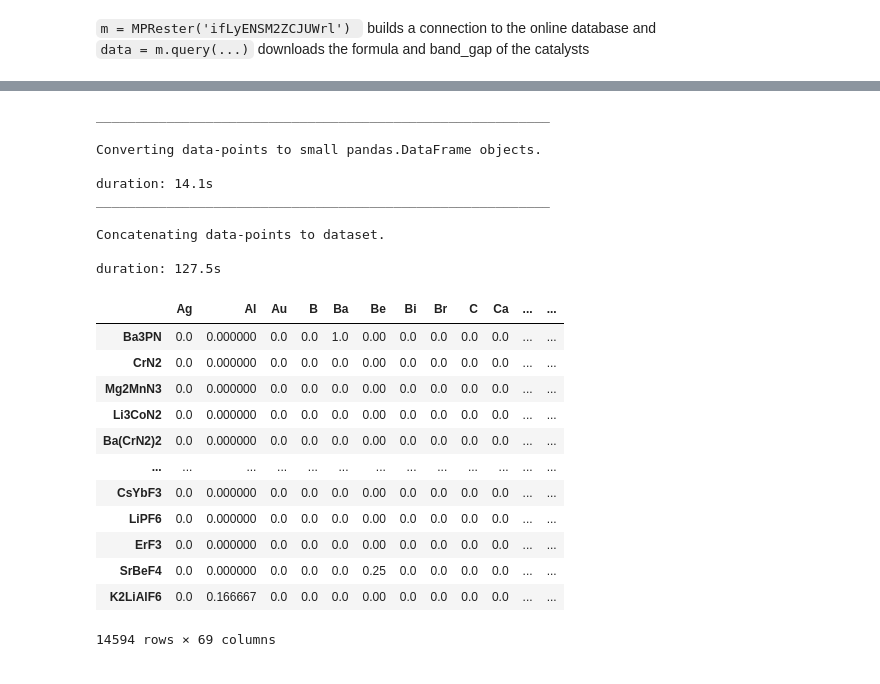
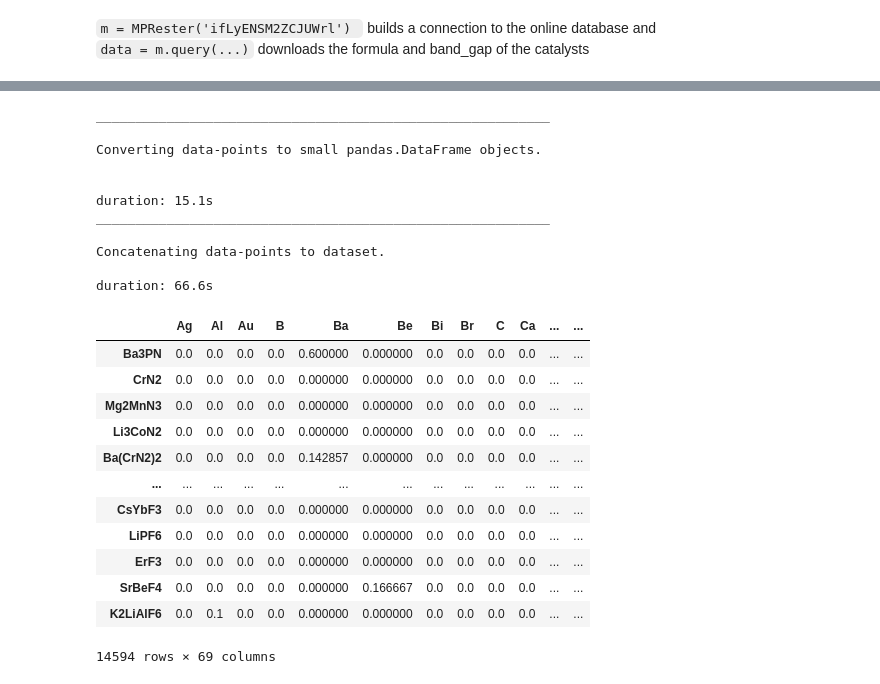
Before and after one commit to LukasBeckers/Creating_new_catalists_via_wGAN, a Jupyter notebook: mp_data_checkpoint_lb.ipynb, the cells around one changed output, grey strips where cells are left out. Cells and saved outputs as stored; diff of their text form; code cells hidden in the pictures.

```diff
--- a/mp_data_checkpoint_lb.ipynb
+++ b/mp_data_checkpoint_lb.ipynb
@@ -23,22 +23,31 @@ data = m.query(criteria={"elements": {"$nin": exclude}, "nelements": {"$lt": 9},
 `m = MPRester('ifLyENSM2ZCJUWrl') ` builds a connection to the online database and
 <br>`data = m.query(...)` downloads the formula and band_gap of the catalysts
 # %%
+def handle_parentheses(formula):
+    paranthesis_content = formula[formula.find("(")+1:formula.find(")")]
+    while paranthesis_content != formula[:-1]:
+        faktor = int(formula[formula.find(')') + 1])
+        elements_and_numbers = re.findall('[A-Z][^A-Z]*', paranthesis_content)
+        columns = [re.sub(r'[0-9]+', '', element) for element in elements_and_numbers]
+        stoechiometric_faktors = [1  if not any(char.isdigit() for char in element) else int(re.findall(r'\d+', element)[0]) for element in elements_and_numbers]
+        new_string = ''.join(['' + element + str(stoechiometric_faktors[i] * faktor) for i, element in enumerate(columns)])
+        formula = formula.replace('({}){}'.format(paranthesis_content, faktor), new_string)
+        paranthesis_content = formula[formula.find("(")+1:formula.find(")")]
+    return formula
+
+
 def composition_from_formula(formula):
     name = formula["pretty_formula"]
     band_gap = formula["band_gap"]
+    index = name
+    if '(' in name:
+        name = handle_parentheses(name)
     elements_and_numbers = re.findall('[A-Z][^A-Z]*', name)
-    print(elements_and_numbers)
     columns = [re.sub(r'[0-9]+', '', s) for s in elements_and_numbers]
     columns.append('band_gap')
     stoechiometric_faktors = [1  if not any(char.isdigit() for char in element) else int(re.findall(r'\d+', element)[0]) for element in elements_and_numbers]
-    max_faktor = max(stoechiometric_faktors)
-    content = [faktor / max_faktor for faktor in stoechiometric_faktors]
+    sum_faktor = sum(stoechiometric_faktors)
+    content = [faktor / sum_faktor for faktor in stoechiometric_faktors]
     content.append(band_gap)
-    composition = {'{}'.format(name): content}
+    composition = {'{}'.format(index): content}
     return composition, columns
-
-
-d = data[4]
-print(d)
-f = composition_from_formula(d)
-f
@@ -66,44 +76,46 @@ def create_dataset(data):
     converted_datapoints = [composition_from_formula(datapoint) for datapoint in data]
     print('''__________________________________________________________
 
 Converting data-points to small pandas.DataFrame objects.
     ''')
     datapoints_as_dataframes = [pd.DataFrame.from_dict(data=datapoint[0], columns=datapoint[1], orient='index') for datapoint in converted_datapoints]
     print('duration: {:.1f}s'.format(time.time() - start_time))
     start_time = time.time()
     print('''__________________________________________________________
 
 Concatenating data-points to dataset.
     ''')
     dataset = pd.concat(datapoints_as_dataframes).fillna(0.)
     dataset = dataset[cloumn_order]
+    dataset['band_gap'] = dataset['band_gap'] / dataset['band_gap'].max(axis=0)
     print('duration: {:.1f}s'.format(time.time() - start_time))
     return dataset
 
 
 dataset = create_dataset(data)
 dataset
 # %% [output]
 __________________________________________________________
 
 Converting data-points to small pandas.DataFrame objects.
 
-duration: 14.1s
+
+duration: 15.1s
 __________________________________________________________
 
 Concatenating data-points to dataset.
 
-duration: 127.5s
+duration: 66.6s
 |  | Ag | Al | Au | B | Ba | Be | Bi | Br | C | Ca | ... | ... |
-| Ba3PN | 0.0 | 0.000000 | 0.0 | 0.0 | 1.0 | 0.00 | 0.0 | 0.0 | 0.0 | 0.0 | ... | ... |
-| CrN2 | 0.0 | 0.000000 | 0.0 | 0.0 | 0.0 | 0.00 | 0.0 | 0.0 | 0.0 | 0.0 | ... | ... |
-| Mg2MnN3 | 0.0 | 0.000000 | 0.0 | 0.0 | 0.0 | 0.00 | 0.0 | 0.0 | 0.0 | 0.0 | ... | ... |
-| Li3CoN2 | 0.0 | 0.000000 | 0.0 | 0.0 | 0.0 | 0.00 | 0.0 | 0.0 | 0.0 | 0.0 | ... | ... |
-| Ba(CrN2)2 | 0.0 | 0.000000 | 0.0 | 0.0 | 0.0 | 0.00 | 0.0 | 0.0 | 0.0 | 0.0 | ... | ... |
+| Ba3PN | 0.0 | 0.0 | 0.0 | 0.0 | 0.600000 | 0.000000 | 0.0 | 0.0 | 0.0 | 0.0 | ... | ... |
+| CrN2 | 0.0 | 0.0 | 0.0 | 0.0 | 0.000000 | 0.000000 | 0.0 | 0.0 | 0.0 | 0.0 | ... | ... |
+| Mg2MnN3 | 0.0 | 0.0 | 0.0 | 0.0 | 0.000000 | 0.000000 | 0.0 | 0.0 | 0.0 | 0.0 | ... | ... |
+| Li3CoN2 | 0.0 | 0.0 | 0.0 | 0.0 | 0.000000 | 0.000000 | 0.0 | 0.0 | 0.0 | 0.0 | ... | ... |
+| Ba(CrN2)2 | 0.0 | 0.0 | 0.0 | 0.0 | 0.142857 | 0.000000 | 0.0 | 0.0 | 0.0 | 0.0 | ... | ... |
 | ... | ... | ... | ... | ... | ... | ... | ... | ... | ... | ... | ... | ... |
-| CsYbF3 | 0.0 | 0.000000 | 0.0 | 0.0 | 0.0 | 0.00 | 0.0 | 0.0 | 0.0 | 0.0 | ... | ... |
-| LiPF6 | 0.0 | 0.000000 | 0.0 | 0.0 | 0.0 | 0.00 | 0.0 | 0.0 | 0.0 | 0.0 | ... | ... |
-| ErF3 | 0.0 | 0.000000 | 0.0 | 0.0 | 0.0 | 0.00 | 0.0 | 0.0 | 0.0 | 0.0 | ... | ... |
-| SrBeF4 | 0.0 | 0.000000 | 0.0 | 0.0 | 0.0 | 0.25 | 0.0 | 0.0 | 0.0 | 0.0 | ... | ... |
-| K2LiAlF6 | 0.0 | 0.166667 | 0.0 | 0.0 | 0.0 | 0.00 | 0.0 | 0.0 | 0.0 | 0.0 | ... | ... |
+| CsYbF3 | 0.0 | 0.0 | 0.0 | 0.0 | 0.000000 | 0.000000 | 0.0 | 0.0 | 0.0 | 0.0 | ... | ... |
+| LiPF6 | 0.0 | 0.0 | 0.0 | 0.0 | 0.000000 | 0.000000 | 0.0 | 0.0 | 0.0 | 0.0 | ... | ... |
+| ErF3 | 0.0 | 0.0 | 0.0 | 0.0 | 0.000000 | 0.000000 | 0.0 | 0.0 | 0.0 | 0.0 | ... | ... |
+| SrBeF4 | 0.0 | 0.0 | 0.0 | 0.0 | 0.000000 | 0.166667 | 0.0 | 0.0 | 0.0 | 0.0 | ... | ... |
+| K2LiAlF6 | 0.0 | 0.1 | 0.0 | 0.0 | 0.000000 | 0.000000 | 0.0 | 0.0 | 0.0 | 0.0 | ... | ... |
 14594 rows × 69 columns
```
Also changed, not shown: parts of 10 cells of this notebook.
